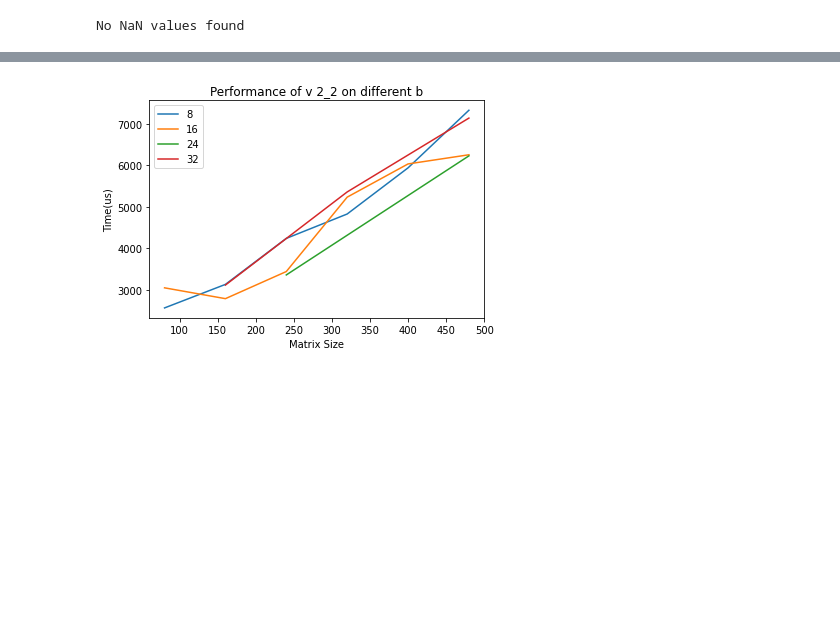
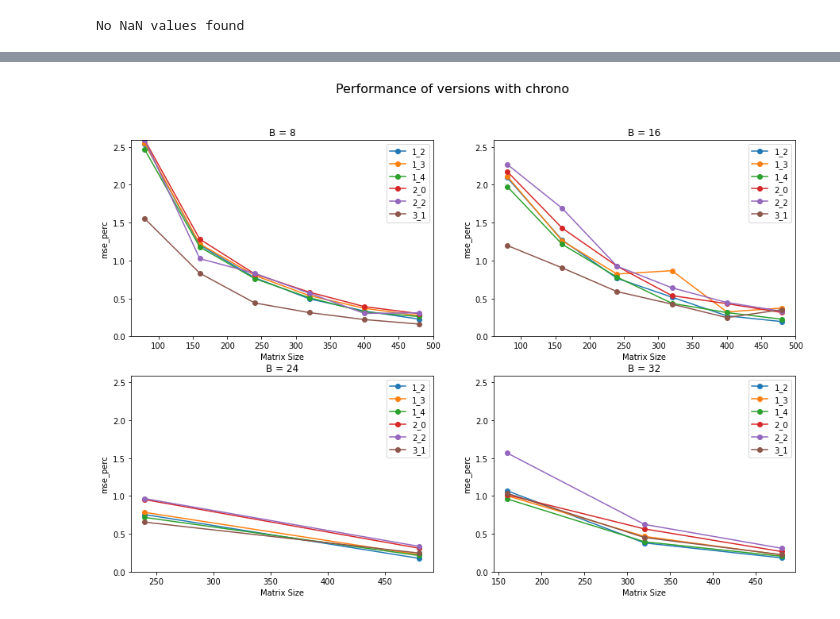
Before and after one commit to zucchi99/Blocked-AllPairsShortestPath, a Jupyter notebook: performance_analysis.ipynb, the cells around one changed output, grey strips where cells are left out. Saved outputs shown, nothing was run; the diff lists cells and outputs as text; code cells hidden in the pictures; blank space fills up the shorter version.

```diff
--- a/performance_analysis.ipynb
+++ b/performance_analysis.ipynb
@@ -158,0 +141,6 @@ print(df_chrono_perf)
+# %%
+df_chrono = pd.read_csv('csv/all_performances.csv')
+df_chrono['Mean Squared Error'] = df_chrono['mse']
+df_chrono['Mean Squared Error (%)'] = df_chrono['mse_perc'].str.strip('%').astype(float) / 100
+df_chrono = df_chrono.drop(['mse', 'mse_perc'], axis=1)
+print(df_chrono)
@@ -229,9 +235,4 @@ plot_perf_B(df_chrono_perf, 'Time(s)')
-# %%
-df_plot = df_small[(df_small['version'] == '2_2')] # & (df_small['b'] == 32)]
-#df_plot = df_small.query("version == '2_2'")
-fig, ax = plt.subplots()
-for label, grp in df_plot.groupby(['b']):
-    plt.title("Performance of v 2_2 on different b")
-    ax = grp.plot(ax=ax, kind='line', x='n', y='Time(us)', xlabel='Matrix Size', ylabel='Time(us)', label=label)
-# %% [output]
-[figure, removed]
+# %%
+plot_perf_version(df_chrono, 'mse_perc', 'chrono')
+# %% [output]
+[figure, added]
```
Also changed, not shown: parts of 15 cells of this notebook, 13 other files.
